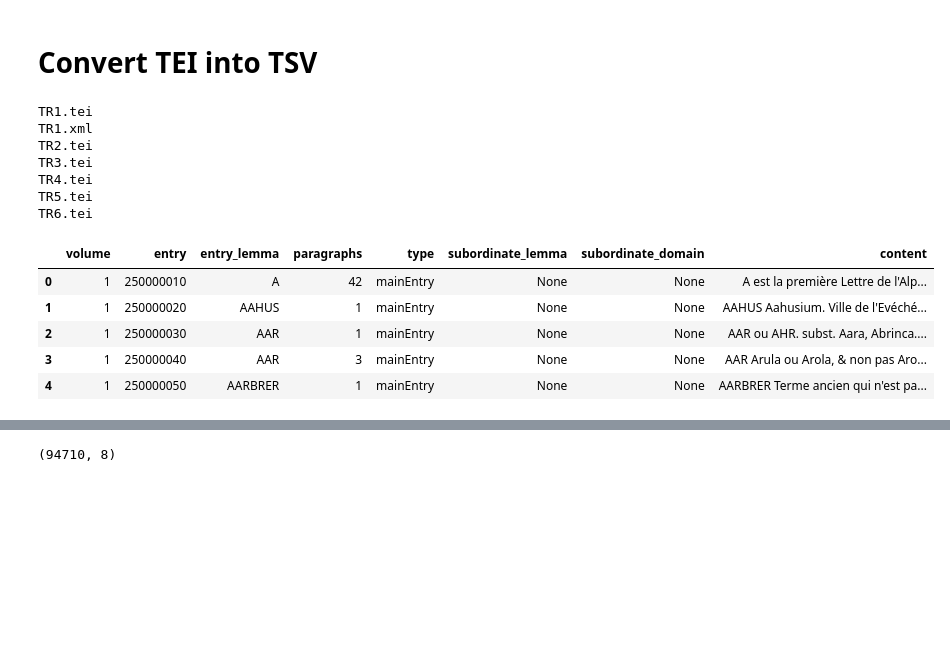
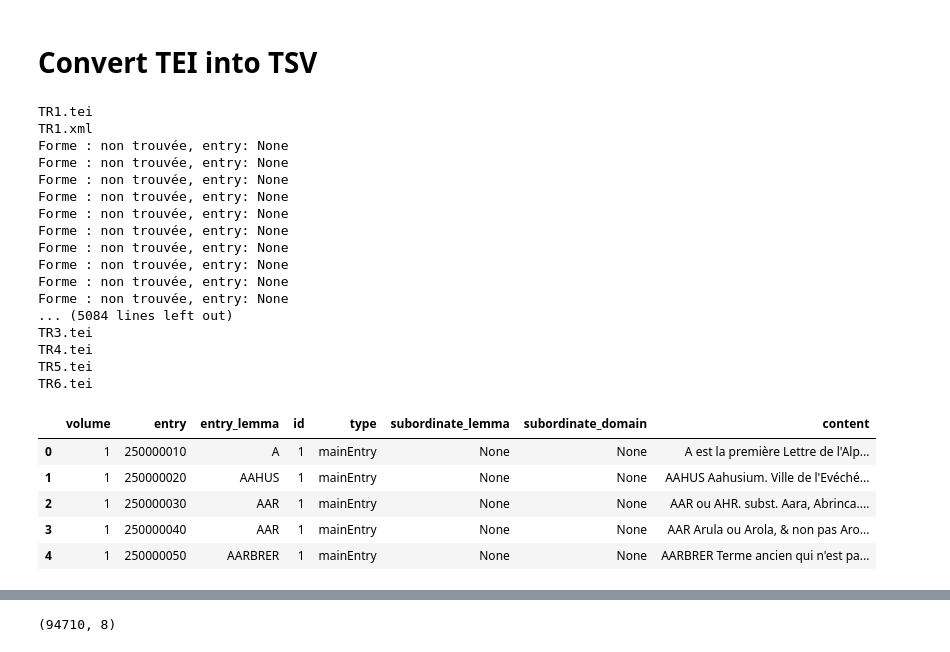
Before and after one commit to ludovicmoncla/trevoux, a Jupyter notebook: 1743_Le_Robert/3.TEI_to_TSV.ipynb, the cells around one changed output, grey strips where cells are left out. Saved outputs shown, nothing was run; the diff lists cells and outputs as text; code cells hidden in the pictures; blank space fills up the shorter version.

```diff
--- a/1743_Le_Robert/3.TEI_to_TSV.ipynb
+++ b/1743_Le_Robert/3.TEI_to_TSV.ipynb
@@ -37,6 +37,7 @@ for filename in sorted(os.listdir(inputpath)):
 
         for entry in root.findall('.//entry[@type="mainEntry"]', namespaces=root.nsmap):
             usg = None
+            id = 1
             entry_id = entry.get('id')
             form = entry.find('.//form[@type="lemma"]/orth', namespaces=root.nsmap)
             if form is not None:
@@ -68,12 +69,14 @@ for filename in sorted(os.listdir(inputpath)):
                 entry_content += content + "\n\n"
 
             if entry_content != "":
-                row = [volume, entry_id, entry_lemma, i+1, 'mainEntry', subordinate_lemma, subordinate_domain, entry_content]
+                row = [volume, entry_id, entry_lemma, id, 'mainEntry', subordinate_lemma, subordinate_domain, entry_content]
                 #volume | entry | entry_lemma | subordinate | subordinate_lemma | subordinate_domain | content
                 data.append(row)
 
 
             for relatedEntry in entry.findall('.//entry[@type="relatedEntry"]', namespaces=root.nsmap):
+                id += 1
+                usg = None
                 relatedEntry_content = ""
                 form = relatedEntry.find('.//form/orth', namespaces=root.nsmap)
                 if form is not None:
@@ -101,41 +104,51 @@ for filename in sorted(os.listdir(inputpath)):
                     else:
                         subordinate_domain = None
 
                     # Extract the text content from the subordinate element
                     content = extract_text(subordinate)
 
                     if i == 0:
                         content = entry_lemma + " " + content
 
                     relatedEntry_content += content + "\n\n"
 
-                row = [volume, entry_id, entry_lemma, i+1, 'relatedEntry', subordinate_lemma, subordinate_domain, relatedEntry_content]
+                row = [volume, entry_id, entry_lemma, id, 'relatedEntry', subordinate_lemma, subordinate_domain, relatedEntry_content]
                 #volume | entry | entry_lemma | subordinate | subordinate_lemma | subordinate_domain | content
                 data.append(row)
 
                 #print(row)
 
     except etree.XMLSyntaxError as e:
         print(f"Erreur de syntaxe XML : {e}")
 
 
 # convert data into a dataframe
 
-df = pd.DataFrame(data, columns=['volume', 'entry', 'entry_lemma', 'paragraphs', 'type', 'subordinate_lemma', 'subordinate_domain', 'content'])
+df = pd.DataFrame(data, columns=['volume', 'entry', 'entry_lemma', 'id', 'type', 'subordinate_lemma', 'subordinate_domain', 'content'])
 df.head()
 # %% [output]
 TR1.tei
 TR1.xml
-TR2.tei
+Forme : non trouvée, entry: None
+Forme : non trouvée, entry: None
+Forme : non trouvée, entry: None
+Forme : non trouvée, entry: None
+Forme : non trouvée, entry: None
+Forme : non trouvée, entry: None
+Forme : non trouvée, entry: None
+Forme : non trouvée, entry: None
+Forme : non trouvée, entry: None
+Forme : non trouvée, entry: None
+... (5084 lines left out)
 TR3.tei
 TR4.tei
 TR5.tei
 TR6.tei
-|  | volume | entry | entry_lemma | paragraphs | type | subordinate_lemma | subordinate_domain | content |
-| 0 | 1 | 250000010 | A | 42 | mainEntry | None | None | A est la première Lettre de l'Alp... |
+|  | volume | entry | entry_lemma | id | type | subordinate_lemma | subordinate_domain | content |
+| 0 | 1 | 250000010 | A | 1 | mainEntry | None | None | A est la première Lettre de l'Alp... |
 | 1 | 1 | 250000020 | AAHUS | 1 | mainEntry | None | None | AAHUS Aahusium. Ville de l'Evéché... |
 | 2 | 1 | 250000030 | AAR | 1 | mainEntry | None | None | AAR ou AHR. subst. Aara, Abrinca.... |
-| 3 | 1 | 250000040 | AAR | 3 | mainEntry | None | None | AAR Arula ou Arola, & non pas Aro... |
+| 3 | 1 | 250000040 | AAR | 1 | mainEntry | None | None | AAR Arula ou Arola, & non pas Aro... |
 | 4 | 1 | 250000050 | AARBRER | 1 | mainEntry | None | None | AARBRER Terme ancien qui n'est pa... |
 # %%
 df.head(60)
```
Also changed, not shown: parts of 3 cells of this notebook.
